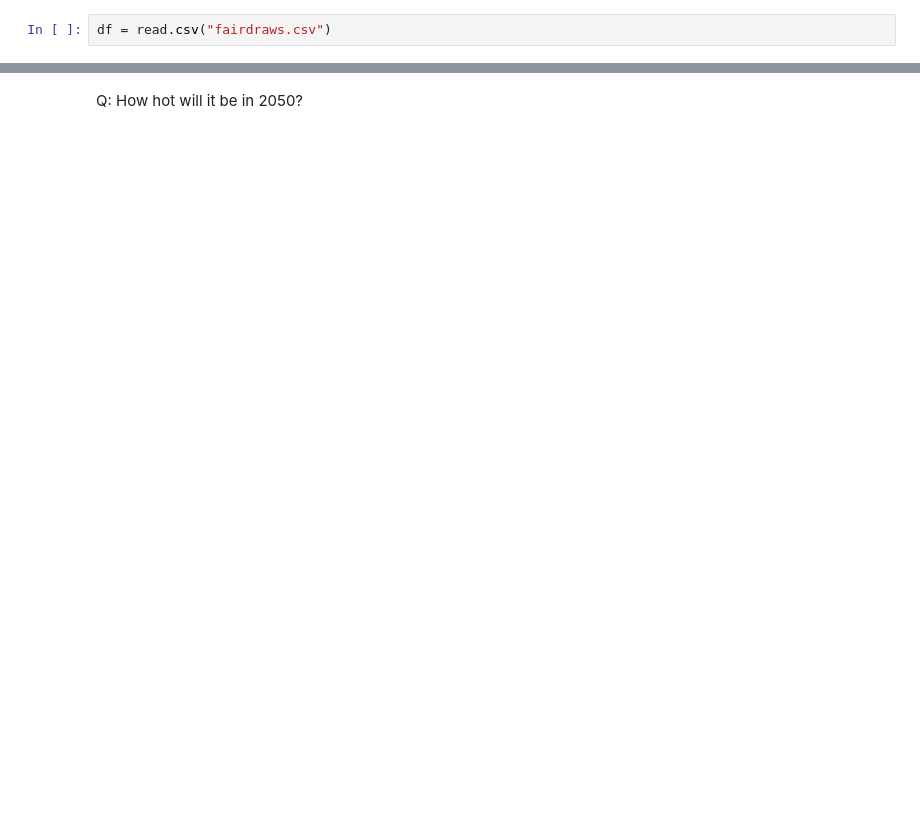
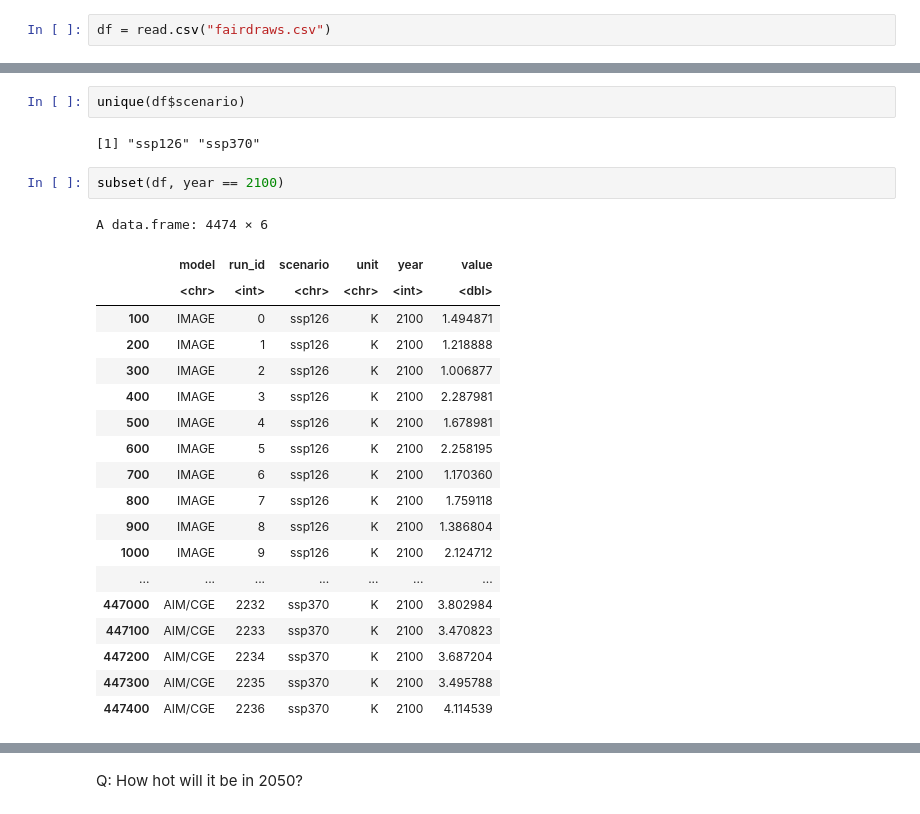
Before and after one commit to jrising/ccecon2025, a Jupyter notebook: Week 2 - Variance Decomposition.ipynb, the cells around one changed output, grey strips where cells are left out. Cells and saved outputs as stored; diff of their text form; blank space fills up the shorter version.

```diff
--- a/Week 2 - Variance Decomposition.ipynb
+++ b/Week 2 - Variance Decomposition.ipynb
@@ -4,0 +15,26 @@ head(df)
+# %%
+unique(df$scenario)
+# %% [output]
+[1] "ssp126" "ssp370"
+# %%
+subset(df, year == 2100)
+# %% [output]
+A data.frame: 4474 × 6
+|  | model | run_id | scenario | unit | year | value |
+|  | <chr> | <int> | <chr> | <chr> | <int> | <dbl> |
+| 100 | IMAGE | 0 | ssp126 | K | 2100 | 1.494871 |
+| 200 | IMAGE | 1 | ssp126 | K | 2100 | 1.218888 |
+| 300 | IMAGE | 2 | ssp126 | K | 2100 | 1.006877 |
+| 400 | IMAGE | 3 | ssp126 | K | 2100 | 2.287981 |
+| 500 | IMAGE | 4 | ssp126 | K | 2100 | 1.678981 |
+| 600 | IMAGE | 5 | ssp126 | K | 2100 | 2.258195 |
+| 700 | IMAGE | 6 | ssp126 | K | 2100 | 1.170360 |
+| 800 | IMAGE | 7 | ssp126 | K | 2100 | 1.759118 |
+| 900 | IMAGE | 8 | ssp126 | K | 2100 | 1.386804 |
+| 1000 | IMAGE | 9 | ssp126 | K | 2100 | 2.124712 |
+| ... | ... | ... | ... | ... | ... | ... |
+| 447000 | AIM/CGE | 2232 | ssp370 | K | 2100 | 3.802984 |
+| 447100 | AIM/CGE | 2233 | ssp370 | K | 2100 | 3.470823 |
+| 447200 | AIM/CGE | 2234 | ssp370 | K | 2100 | 3.687204 |
+| 447300 | AIM/CGE | 2235 | ssp370 | K | 2100 | 3.495788 |
+| 447400 | AIM/CGE | 2236 | ssp370 | K | 2100 | 4.114539 |
```
Also changed, not shown: parts of 15 cells of this notebook, 2 other files.
